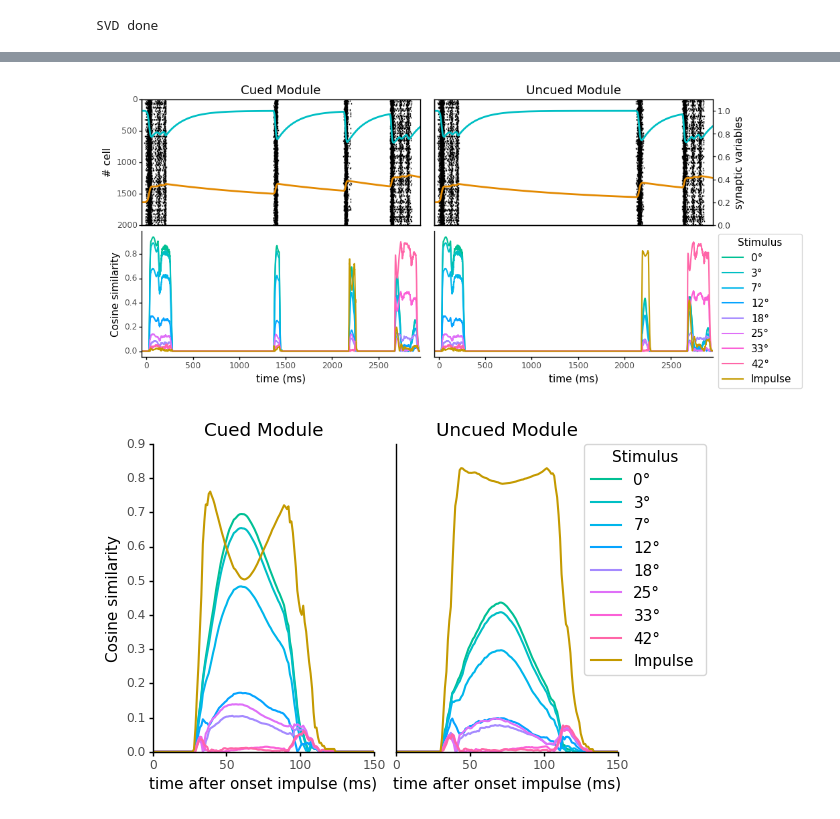
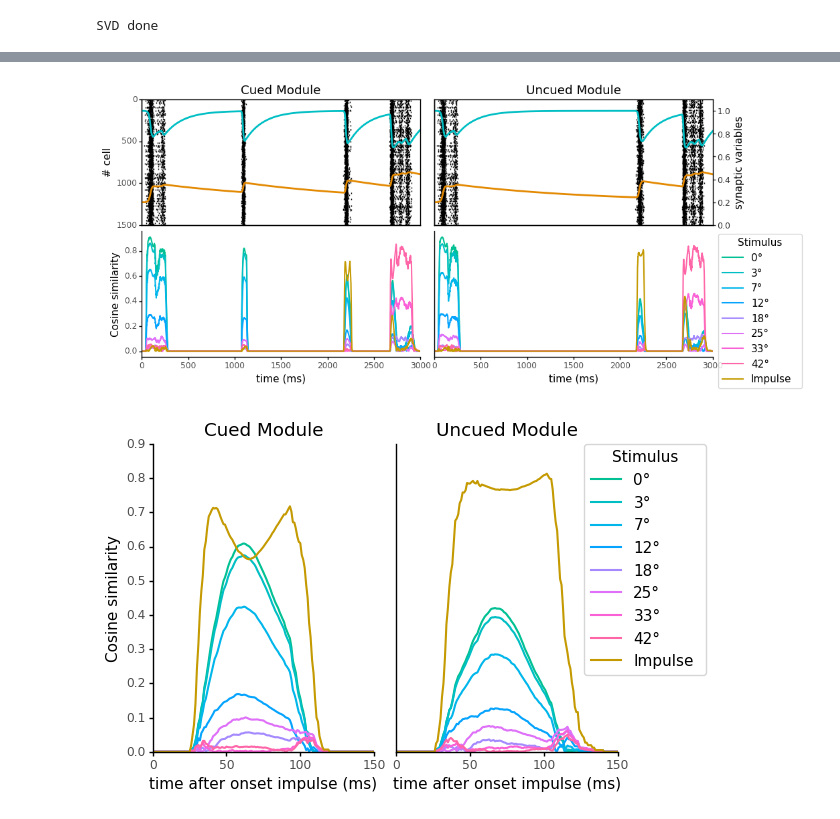
Before and after one commit to Matthijspals/STSP, a Jupyter notebook: Figure_31_32_and_34.ipynb, the cells around one changed output, grey strips where cells are left out. Cells and saved outputs as stored; diff of their text form; code cells hidden in the pictures.

Commit message:
Changed amount of neurons in and renamed ensembles

```diff
--- a/Figure_31_32_and_34.ipynb
+++ b/Figure_31_32_and_34.ipynb
@@ -14,7 +14,7 @@ import pyopencl as cl
 # %%
 
 #loads images in imagearr (images created using the psychopy package)
-N=2000
+N=1000
 diameter=col=row=128  #width and height of images
 angles=np.arange(-90,90,1)  #angle of the grating, 999 is the bullseye 'ping'
 #angles=np.append(angles, 999)
@@ -98,8 +97,8 @@ with nengo.Network(seed=1) as model:
         reactivate=nengo.Node(reactivate_func)
 
         #sensory and memory ensemble
-        sensory = nengo.Ensemble(N, bases, encoders=e, intercepts=Uniform(0.01, .1),radius=1)
-        memory = nengo.Ensemble(N, bases,neuron_type=stpLIF(), intercepts=Uniform(0.01, .1),radius=1)
+        sensory = nengo.Ensemble(1000, bases, encoders=e, intercepts=Uniform(0.01, .1),radius=1)
+        memory = nengo.Ensemble(1500, bases,neuron_type=stpLIF(), intercepts=Uniform(-0.001, .1),radius=1)
 
         #input connection
         nengo.Connection(inputNode,sensory,transform=U[:,:bases].T)
@@ -111,12 +110,12 @@ with nengo.Network(seed=1) as model:
         #learning connection (memory to memory)
         nengo.Connection(memory, memory,transform=1,learning_rule_type=STP(),solver=nengo.solvers.LstsqL2(weights=True))
 
-        #decision represents sin, cosine of theta of both sensory and memory ensemble
-        decision = nengo.Ensemble(n_neurons=2000, dimensions=4,radius=math.sqrt(2),intercepts=Uniform(.01, 1))
+        #comparison represents sin, cosine of theta of both sensory and memory ensemble
+        comparison = nengo.Ensemble(n_neurons=1500, dimensions=4,radius=math.sqrt(2),intercepts=Uniform(.01, 1))
 
         #connect memory and sensory to decision
-        nengo.Connection(memory, decision[2:],eval_points=compressed_im,function=answers.T)
-        nengo.Connection(sensory, decision[:2],eval_points=compressed_im,function=answers.T)
+        nengo.Connection(memory, comparison[2:],eval_points=compressed_im,function=answers.T)
+        nengo.Connection(sensory, comparison[:2],eval_points=compressed_im,function=answers.T)
 
         #create eval points so that we can go from sine and cosine of theta in sensory and memory layer
         #to the difference in theta between the two
@@ -139,13 +138,13 @@ with nengo.Network(seed=1) as model:
             return pos_ans[i]*90/math.pi
 
 
-        #output_ens represents the difference in theta decoded from the sensory and memory ensembles
-        output_ens = nengo.Ensemble(n_neurons=2000,  dimensions=1,radius=45)
+        #decision represents the difference in theta decoded from the sensory and memory ensembles
+        decision = nengo.Ensemble(n_neurons=1000,  dimensions=1,radius=45)
         #connect decision to output_ens
-        nengo.Connection(decision, output_ens, eval_points=ep, scale_eval_points=False, function=arctan_func)
+        nengo.Connection(comparison, decision, eval_points=ep, scale_eval_points=False, function=arctan_func)
 
         #probes
-        p_dtheta=nengo.Probe(output_ens, synapse=0.01)
+        p_dtheta=nengo.Probe(decision, synapse=0.01)
         p_mem=nengo.Probe(memory, synapse=0.01)
         p_sen=nengo.Probe(sensory, synapse=0.01)
         p_spikes_mem=nengo.Probe(memory.neurons, 'spikes')
@@ -204,10 +203,10 @@ plt.style.use('default')
 #plt.style.use('ggplot')
 # %%
 from numpy import genfromtxt
-mem_cued= abs(genfromtxt('mem_cued.csv', delimiter=',')[:,1:])
-mem_uncued=abs(genfromtxt('mem_uncued.csv', delimiter=',')[:,1:])
-sen_cued=abs(genfromtxt('sen_cued.csv', delimiter=',')[:,1:])
-sen_uncued=abs(genfromtxt('sen_uncued.csv', delimiter=',')[:,1:])
+mem_cued= abs(genfromtxt('CS_mem_cued.csv', delimiter=',')[:,1:])
+mem_uncued=abs(genfromtxt('CS_mem_uncued.csv', delimiter=',')[:,1:])
+#sen_cued=abs(genfromtxt('sen_cued.csv', delimiter=',')[:,1:])
+#sen_uncued=abs(genfromtxt('sen_uncued.csv', delimiter=',')[:,1:])
 # %%
 #FIGURE 31
 
@@ -257,38 +256,38 @@ with plt.rc_context():
     plot_mc.plot(sim.trange(),(mem_cued));
 
     plot_mc.set_ylabel("Cosine similarity")
-    plot_mc.set_xticks(np.arange(0.05,3.5,0.5))
+    plot_mc.set_xticks(np.arange(0.0,3.45,0.5))
     plot_mc.set_xticklabels(np.arange(0,3500,500).tolist())
     plot_mc.set_xlabel('time (ms)')
     plot_mc.set_xlim(0,3)
     colors=["#00c094","#00bfc4","#00b6eb","#06a4ff","#a58aff","#df70f8","#fb61d7","#ff66a8", "#c49a00"]
     for i,j in enumerate(plot_mc.lines):
         j.set_color(colors[i])
 
     plot_mu=axes[1,1]
 
     plot_mu.plot(sim.trange(),(mem_uncued));
-    plot_mu.set_xticks(np.arange(0.05,3.5,0.5))
+    plot_mu.set_xticks(np.arange(0.0,3.45,0.5))
     plot_mu.set_xticklabels(np.arange(0,3500,500).tolist())
     plot_mu.set_xlabel('time (ms)')
     plot_mu.set_yticks([])
     plot_mu.set_yticklabels([])
     plot_mu.set_xlim(0,3)
     for i,j in enumerate(plot_mu.lines):
         j.set_color(colors[i])
     plot_mu.legend(["0°","3°","7°","12°","18°","25°","33°","42°", "Impulse"], title="Stimulus", bbox_to_anchor=(1.02, -0.25, .30, 0.8), loc=3,
            ncol=1, mode="expand", borderaxespad=0.)
 
 
     fig.set_size_inches(11, 5)
     theme.apply(plt.gcf().axes[0])
     theme.apply(plt.gcf().axes[1])
     theme.apply(plt.gcf().axes[2])
     theme.apply(plt.gcf().axes[3])
-    plt.savefig('overview.eps', format='eps', dpi=1000)
+    plt.savefig('Figure_31.eps', format='eps', dpi=1000)
     plt.show()
 # %% [output]
-[figure, old version]
+[figure, new version]
 # %%
 #FIGURE 32
 with plt.rc_context():
@@ -304,10 +303,10 @@ with plt.rc_context():
     plot_mc.set_title("Cued Module")
     plot_mc.plot(sim.trange(),(mem_cued));
     plot_mc.set_ylabel("Cosine similarity")
-    plot_mc.set_xticks(np.arange(2.2,2.4,0.05))
+    plot_mc.set_xticks(np.arange(2.15,2.35,0.05))
     plot_mc.set_xticklabels(np.arange(0,250,50).tolist())
     plot_mc.set_xlabel('time after onset impulse (ms)')
-    plot_mc.set_xlim(2.2,2.35)
+    plot_mc.set_xlim(2.15,2.3)
     plot_mc.set_ylim(0,0.9)
     colors=["#00c094","#00bfc4","#00b6eb","#06a4ff","#a58aff","#df70f8","#fb61d7","#ff66a8", "#c49a00"]
     for i,j in enumerate(plot_mc.lines):
@@ -318,12 +317,12 @@ with plt.rc_context():
     plot_mu=axes[1]
     plot_mu.set_title("Uncued Module")
     plot_mu.plot(sim.trange(),(mem_uncued));
-    plot_mu.set_xticks(np.arange(2.2,2.4,0.05))
+    plot_mu.set_xticks(np.arange(2.15,2.35,0.05))
     plot_mu.set_xticklabels(np.arange(0,250,50).tolist())
     plot_mu.set_xlabel('time after onset impulse (ms)')
     plot_mu.set_yticks([])
     plot_mu.set_yticklabels([])
-    plot_mu.set_xlim(2.2,2.35)
+    plot_mu.set_xlim(2.15,2.30)
     plot_mu.set_ylim(0,0.9)
     for i,j in enumerate(plot_mu.lines):
         j.set_color(colors[i])
@@ -334,10 +333,10 @@ with plt.rc_context():
 
     theme.apply(plt.gcf().axes[0])
     theme.apply(plt.gcf().axes[1])
-    plt.savefig('cos_impulse.eps', format='eps', dpi=1000)
+    plt.savefig('Figure_32.eps', format='eps', dpi=1000)
     plt.show()
 # %% [output]
-[figure, old version]
+[figure, new version]
 # %%
 #FIGURE 34
 #First rerun simulation with intercepts of memory layer set to (-.001, 0.1)!!!!!
```
Also changed, not shown: parts of 2 cells of this notebook, 1 other file.
